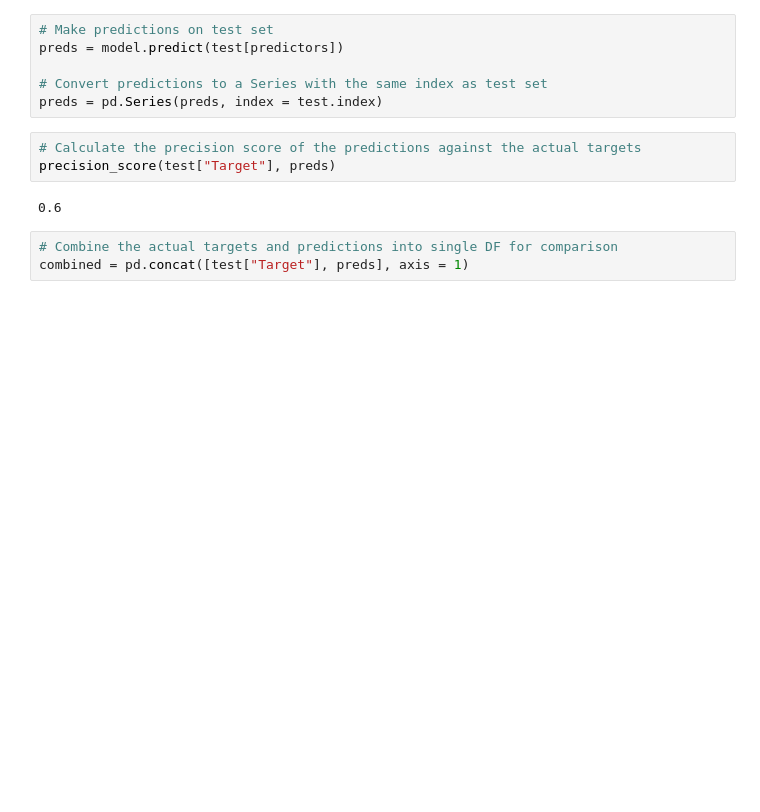
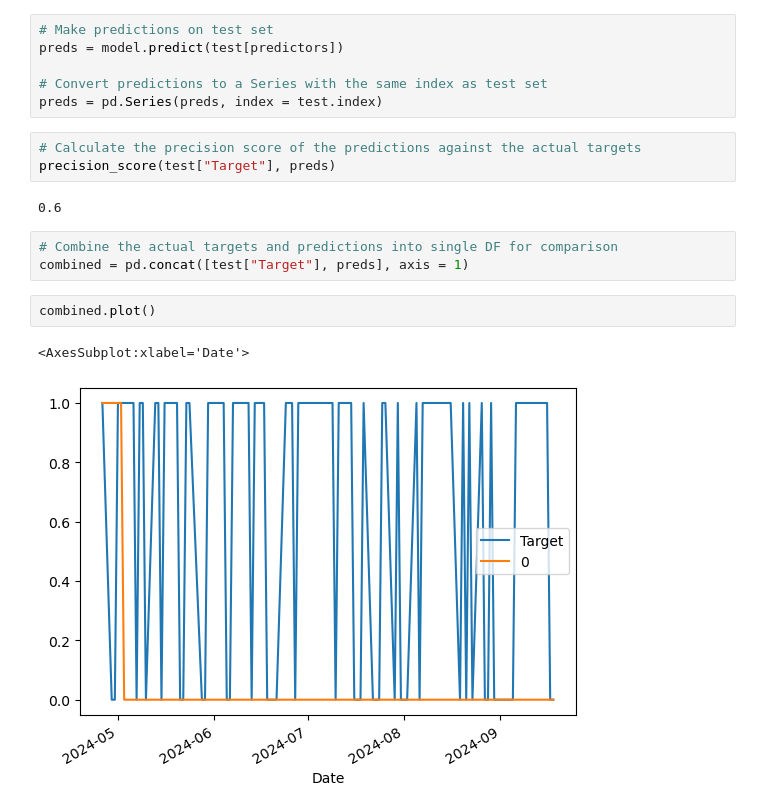
Before and after one commit to scottjaymsu/Stock-Prediction-ML, a Jupyter notebook: main.ipynb, the cells around one changed output. Saved outputs shown, nothing was run; the diff lists cells and outputs as text; blank space fills up the shorter version.

```diff
--- a/main.ipynb
+++ b/main.ipynb
@@ -124,3 +124,8 @@ precision_score(test["Target"], preds)
 # %%
 # Combine the actual targets and predictions into single DF for comparison
 combined = pd.concat([test["Target"], preds], axis = 1)
+# %%
+combined.plot()
+# %% [output]
+<AxesSubplot:xlabel='Date'>
+[figure, added]
```
Also changed, not shown: parts of 6 cells of this notebook.
